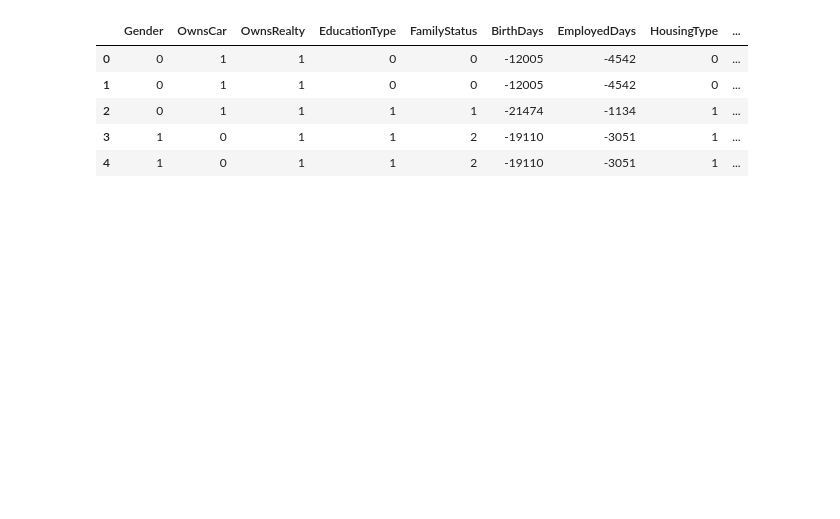
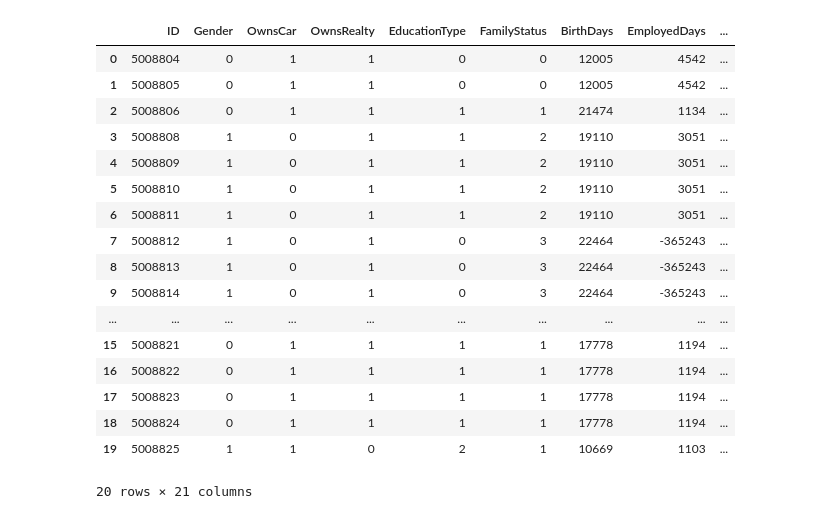
Before and after one commit to melodie1920/FinalProject, a Jupyter notebook: Final Project.ipynb, the cells around one changed output. Cells and saved outputs as stored; diff of their text form; code cells hidden in the pictures; blank space fills up the shorter version.

```diff
--- a/Final Project.ipynb
+++ b/Final Project.ipynb
@@ -16,44 +16,83 @@ application_df.head()
 # %%
 application_df["Gender"] = application_df["CODE_GENDER"]
 application_df["OwnsCar"] = application_df["FLAG_OWN_CAR"]
 application_df["OwnsRealty"] = application_df["FLAG_OWN_REALTY"]
 application_df["EducationType"] = application_df["NAME_EDUCATION_TYPE"]
 application_df["FamilyStatus"] = application_df["NAME_FAMILY_STATUS"]
 application_df["HousingType"] = application_df["NAME_HOUSING_TYPE"]
 application_df["Phone"] = application_df["FLAG_MOBIL"]
 application_df["ChildrenCount"] = application_df["CNT_CHILDREN"]
 application_df["Income"] = application_df["AMT_INCOME_TOTAL"].astype('int64', copy=False)
 application_df["FamilyMemberCount"] = application_df["CNT_FAM_MEMBERS"].astype('int64', copy=False)
-application_df["BirthDays"] = application_df["DAYS_BIRTH"]
-application_df["EmployedDays"] = application_df["DAYS_EMPLOYED"]
+application_df["BirthDays"] = application_df["DAYS_BIRTH"]*-1
+application_df["EmployedDays"] = application_df["DAYS_EMPLOYED"]*-1
+application_df["Email"] = application_df["FLAG_EMAIL"]
+application_df["IncomeType"] = application_df["NAME_INCOME_TYPE"]
+application_df["Age"] = application_df["DAYS_BIRTH"]*-1/365
+application_df["EmployeeYears"] = application_df["DAYS_EMPLOYED"]*-1/365
+application_df['ChildrenCountCategory'] = application_df.CNT_CHILDREN.apply(lambda x : '2' if x>= 2 else str(x))
+
+application_df['FamilyMemberCountCategory'] = application_df.FamilyMemberCount.apply(lambda x : '3' if x>= 4 else str(x))
+
+income_bins = [0, 70000, 100000, 150000, 200000, 250000, 300000, 350000, 1600000]
+income_labels = ['70000', '100000', '150000', '200000', '250000', '300000', '350000', '1600000']
+application_df['IncomeCategory'] = pd.cut(application_df['Income'], bins = income_bins, labels = income_labels)
+
+age_bins = [19, 27, 30, 35, 40, 45, 50, 55, 62, 70]
+age_labels = ['27','30','35','40','45','50','55','62','70']
+application_df['AgeCategory'] = pd.cut(application_df['Age'], bins = age_bins,labels = age_labels)
 
 gender = {'M':0, 'F':1}
 car = {'Y':1, 'N':0}
 realty = {'Y':1, 'N':0}
 education = {'Higher education': 0, 'Secondary / secondary special': 1, 'Incomplete higher': 2,
             'Lower secondary':3, 'Academic degree': 4, 'Academic degree': 5}
 family = {'Civil marriage':0, 'Married':1, 'Single / not married':2, 'Separated':3,'Widow':4}
 housing = {'Rented apartment':0, 'House / apartment':1, 'Municipal apartment':2,
        'With parents':3, 'Co-op apartment':4, 'Office apartment':5}
+incomeType = {'Working':0,'Commercial associate':1,'Pensioner':2,'State servant':3,'Student':4}
 
 application_df.Gender = [gender[item] for item in application_df.Gender]
 application_df.OwnsCar = [car[item] for item in application_df.OwnsCar]
 application_df.OwnsRealty = [realty[item] for item in application_df.OwnsRealty]
 application_df.EducationType = [education[item] for item in application_df.EducationType]
 application_df.FamilyStatus = [family[item] for item in application_df.FamilyStatus]
 application_df.HousingType = [housing[item] for item in application_df.HousingType]
+application_df.IncomeType = [incomeType[item] for item in application_df.IncomeType]
 
-credit_application_df = application_df[["Gender", "OwnsCar", "OwnsRealty", "EducationType","FamilyStatus","BirthDays",
-                                       "EmployedDays","HousingType","ChildrenCount", "Income", "FamilyMemberCount"]]
+application_df['EmployeeYears'] = application_df.EmployeeYears.apply(lambda x : -1 if x<0 else x)
 
-credit_application_df.head()
+employee_bins = [-2, -1,  5, 10, 15,  20, 50]
+employee_labels = ['-1','5','10','15','20','21']
+application_df['EmployeeYearsCategory'] = pd.cut(application_df['EmployeeYears'],
+                                                 bins = employee_bins, labels = employee_labels)
+
+credit_application_df = application_df[["ID","Gender", "OwnsCar", "OwnsRealty", "EducationType","FamilyStatus",
+                                        "BirthDays","EmployedDays","HousingType","ChildrenCount", "Income",
+                                        "FamilyMemberCount","Email","IncomeType","Age","EmployeeYears",
+                                        "ChildrenCountCategory","IncomeCategory","FamilyMemberCountCategory",
+                                        "EmployeeYearsCategory","AgeCategory"]]
+
+credit_application_df.head(20)
 # %% [output]
-|  | Gender | OwnsCar | OwnsRealty | EducationType | FamilyStatus | BirthDays | EmployedDays | HousingType | ... |
-| 0 | 0 | 1 | 1 | 0 | 0 | -12005 | -4542 | 0 | ... |
-| 1 | 0 | 1 | 1 | 0 | 0 | -12005 | -4542 | 0 | ... |
-| 2 | 0 | 1 | 1 | 1 | 1 | -21474 | -1134 | 1 | ... |
-| 3 | 1 | 0 | 1 | 1 | 2 | -19110 | -3051 | 1 | ... |
-| 4 | 1 | 0 | 1 | 1 | 2 | -19110 | -3051 | 1 | ... |
+|  | ID | Gender | OwnsCar | OwnsRealty | EducationType | FamilyStatus | BirthDays | EmployedDays | ... |
+| 0 | 5008804 | 0 | 1 | 1 | 0 | 0 | 12005 | 4542 | ... |
+| 1 | 5008805 | 0 | 1 | 1 | 0 | 0 | 12005 | 4542 | ... |
+| 2 | 5008806 | 0 | 1 | 1 | 1 | 1 | 21474 | 1134 | ... |
+| 3 | 5008808 | 1 | 0 | 1 | 1 | 2 | 19110 | 3051 | ... |
+| 4 | 5008809 | 1 | 0 | 1 | 1 | 2 | 19110 | 3051 | ... |
+| 5 | 5008810 | 1 | 0 | 1 | 1 | 2 | 19110 | 3051 | ... |
+| 6 | 5008811 | 1 | 0 | 1 | 1 | 2 | 19110 | 3051 | ... |
+| 7 | 5008812 | 1 | 0 | 1 | 0 | 3 | 22464 | -365243 | ... |
+| 8 | 5008813 | 1 | 0 | 1 | 0 | 3 | 22464 | -365243 | ... |
+| 9 | 5008814 | 1 | 0 | 1 | 0 | 3 | 22464 | -365243 | ... |
+| ... | ... | ... | ... | ... | ... | ... | ... | ... | ... |
+| 15 | 5008821 | 0 | 1 | 1 | 1 | 1 | 17778 | 1194 | ... |
+| 16 | 5008822 | 0 | 1 | 1 | 1 | 1 | 17778 | 1194 | ... |
+| 17 | 5008823 | 0 | 1 | 1 | 1 | 1 | 17778 | 1194 | ... |
+| 18 | 5008824 | 0 | 1 | 1 | 1 | 1 | 17778 | 1194 | ... |
+| 19 | 5008825 | 1 | 1 | 0 | 2 | 1 | 10669 | 1103 | ... |
+20 rows × 21 columns
 # %%
 #In the end, I belive the customer should be labeled "good" or "bad"
 #according to the amount of times that customer exceed the 59 days over
```
Also changed, not shown: parts of 15 cells of this notebook.
